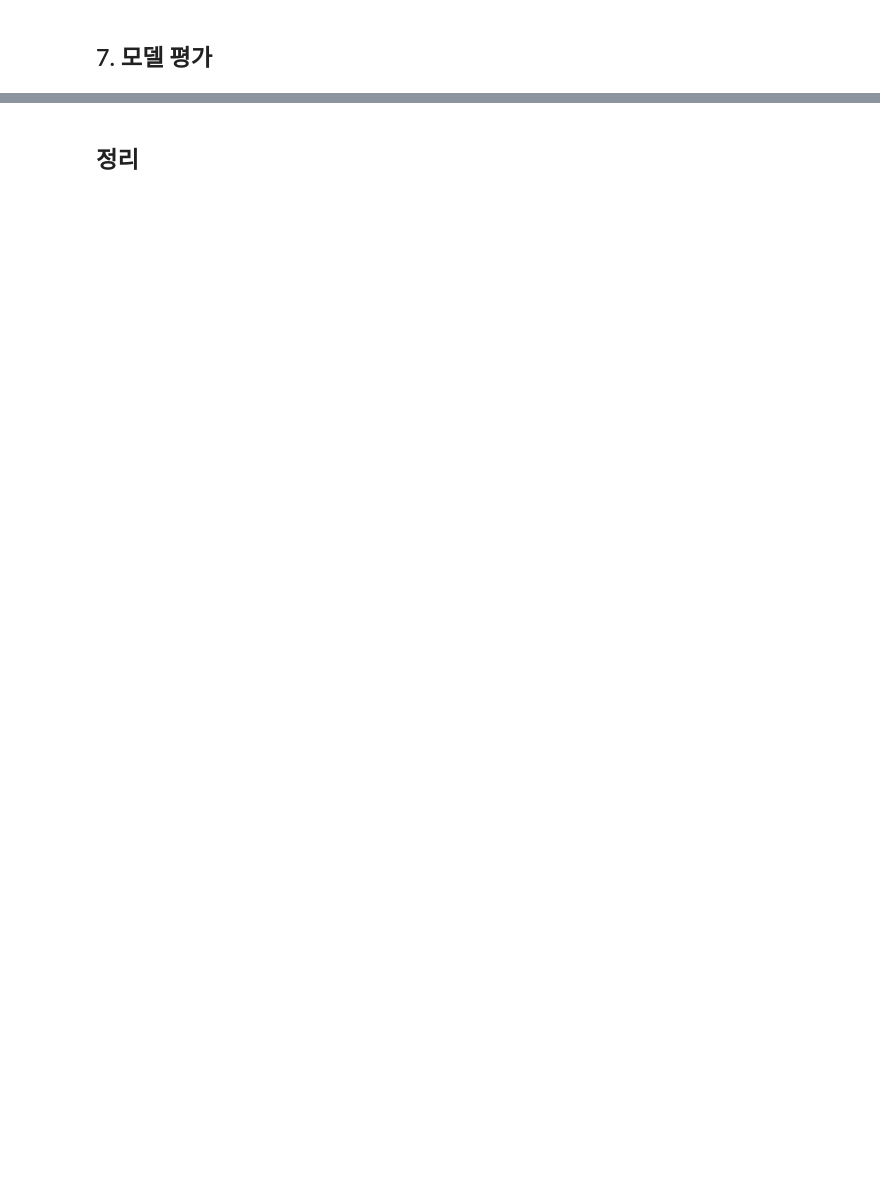
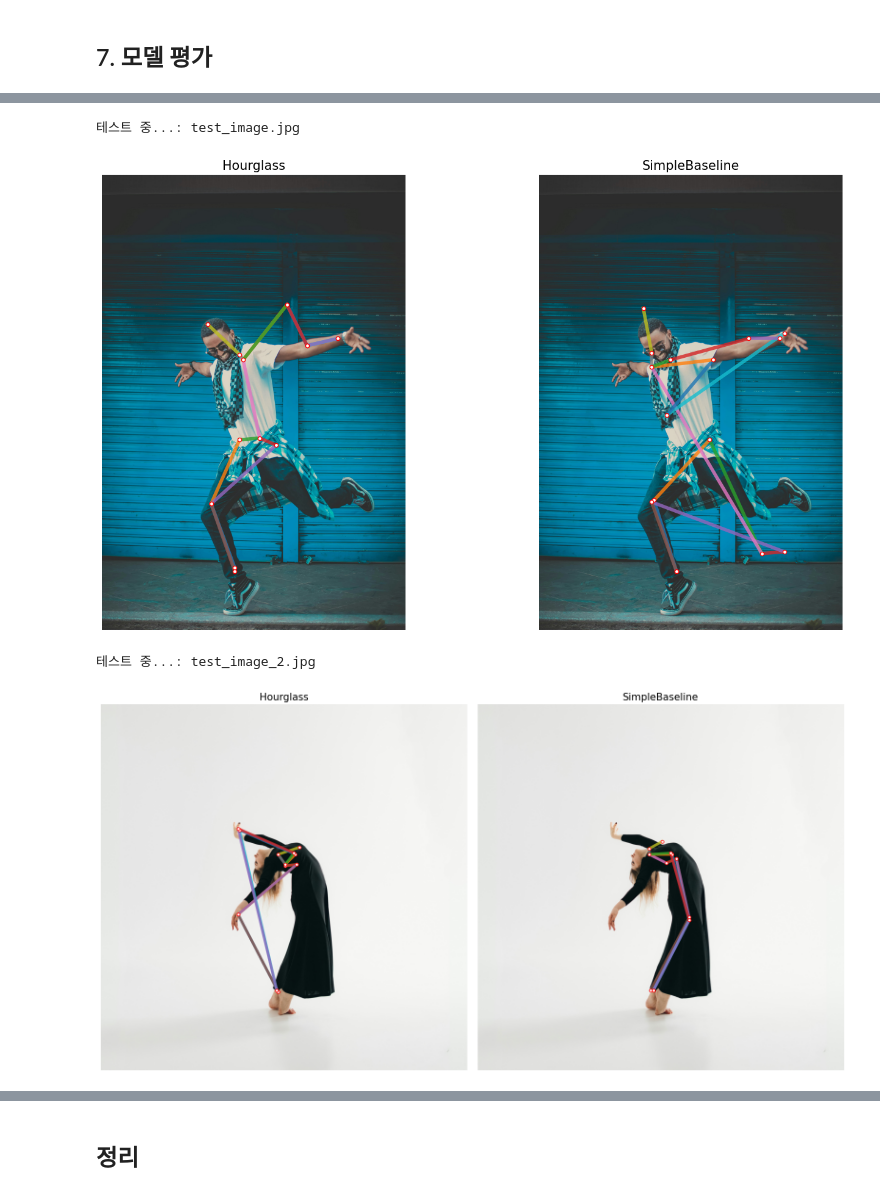
Before and after one commit to laladna/AIFFEL_quest_rs, a Jupyter notebook: GoingDeeper/GD04/GD04.ipynb, the cells around one changed output, grey strips where cells are left out. Saved outputs shown, nothing was run; the diff lists cells and outputs as text; code cells hidden in the pictures; blank space fills up the shorter version.

```diff
--- a/GoingDeeper/GD04/GD04.ipynb
+++ b/GoingDeeper/GD04/GD04.ipynb
@@ -1260,7 +1261,7 @@ def train(model_type, epochs, learning_rate, num_heatmap, batch_size, ptrecord_d
         model = StackedHourglassNetwork(IMAGE_SHAPE, num_stack=4, num_residual=1, num_heatmap=num_heatmap)
         print("Stacked Hourglass Network 모드로 시작합니다.")
     elif model_type.lower() == 'simplebaseline':
-        model = SimpleBaseline(num_heatmap=num_heatmap, pretrained=True)
+        model = SimpleBaseline(num_heatmap=num_heatmap, pretrained=False) # 가중치는 처음부터 학습
         print("SimpleBaseline 모드로 시작합니다.")
     else:
         raise ValueError("model_type은 'hourglass' 또는 'simplebaseline'이어야 합니다.")
@@ -1443,0 +1478,32 @@ model.eval()
+# %%
+# 학습된 모델 불러오기
+def load_trained_model(model_type, checkpoint_path, num_heatmap=16):
+    device = torch.device("cuda" if torch.cuda.is_available() else "cpu")
+
+    if model_type == 'hourglass':
+        # Stacked Hourglass Network (우리가 학습시킨 구조와 동일하게 설정)
+        model = StackedHourglassNetwork(IMAGE_SHAPE, num_stack=4, num_residual=1, num_heatmap=num_heatmap)
+    else:
+        # SimpleBaseline (Pretrained=False로 학습했으므로 로드할 때도 구조만 생성)
+        model = SimpleBaseline(num_heatmap=num_heatmap, pretrained=False)
+
+    # 가중치 로드
+    if os.path.exists(checkpoint_path):
+        checkpoint = torch.load(checkpoint_path, map_location=device)
+        model.load_state_dict(checkpoint)
+        model.to(device)
+        model.eval() # 평가 모드 전환
+        print(f"✅ {model_type} 모델 로드 성공: {checkpoint_path}")
+        return model
+    else:
+        print(f"❌ 파일을 찾을 수 없습니다: {checkpoint_path}")
+        return None
+
+# 경로 지정
+HG_MODEL_PATH = os.path.join(SAVE_DIR, "final_best_hourglass.pt")
+SB_MODEL_PATH = os.path.join(SAVE_DIR, "final_best_simplebaseline.pt")
+
+# 모델 로드
+print("Evaluating models...")
+model_hg = load_trained_model('hourglass', HG_MODEL_PATH, num_heatmap=NUM_HEATMAP)
+model_sb = load_trained_model('simplebaseline', SB_MODEL_PATH, num_heatmap=NUM_HEATMAP)
@@ -1625,0 +1693,15 @@ draw_skeleton_on_image(image, keypoints)
+# %%
+test_list = ["test_image.jpg", "test_image_2.jpg"]
+
+for path in test_list:
+    full_path = f"/home/jovyan/work/mpii/{path}"
+    img, kh = predict(model_hg, full_path)
+    _, ks = predict(model_sb, full_path)
+
+    print(f"테스트 중...: {path}")
+    compare_skeletons(img, kh, ks, title1="Hourglass", title2="SimpleBaseline")
+# %% [output]
+테스트 중...: test_image.jpg
+[figure, added]
+테스트 중...: test_image_2.jpg
+[figure, added]
```
Also changed, not shown: parts of 23 cells of this notebook.
